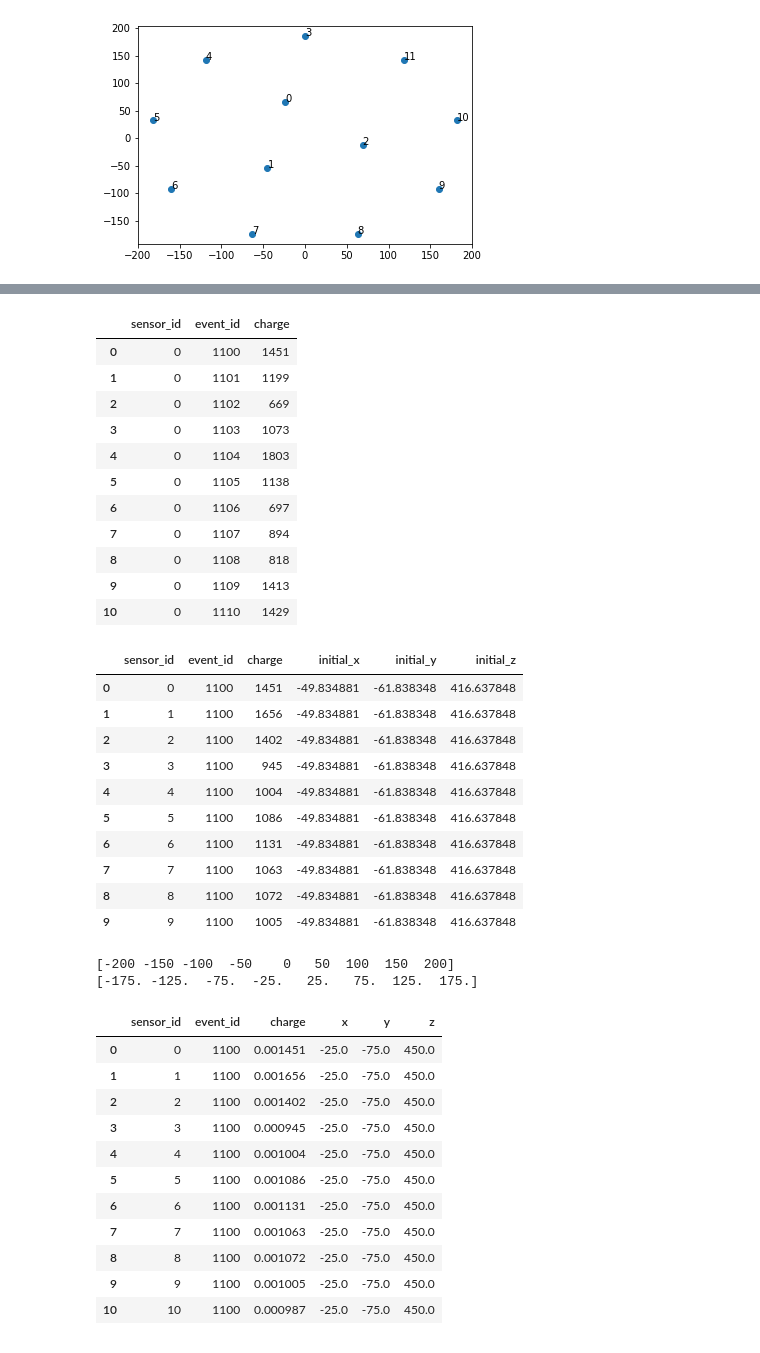
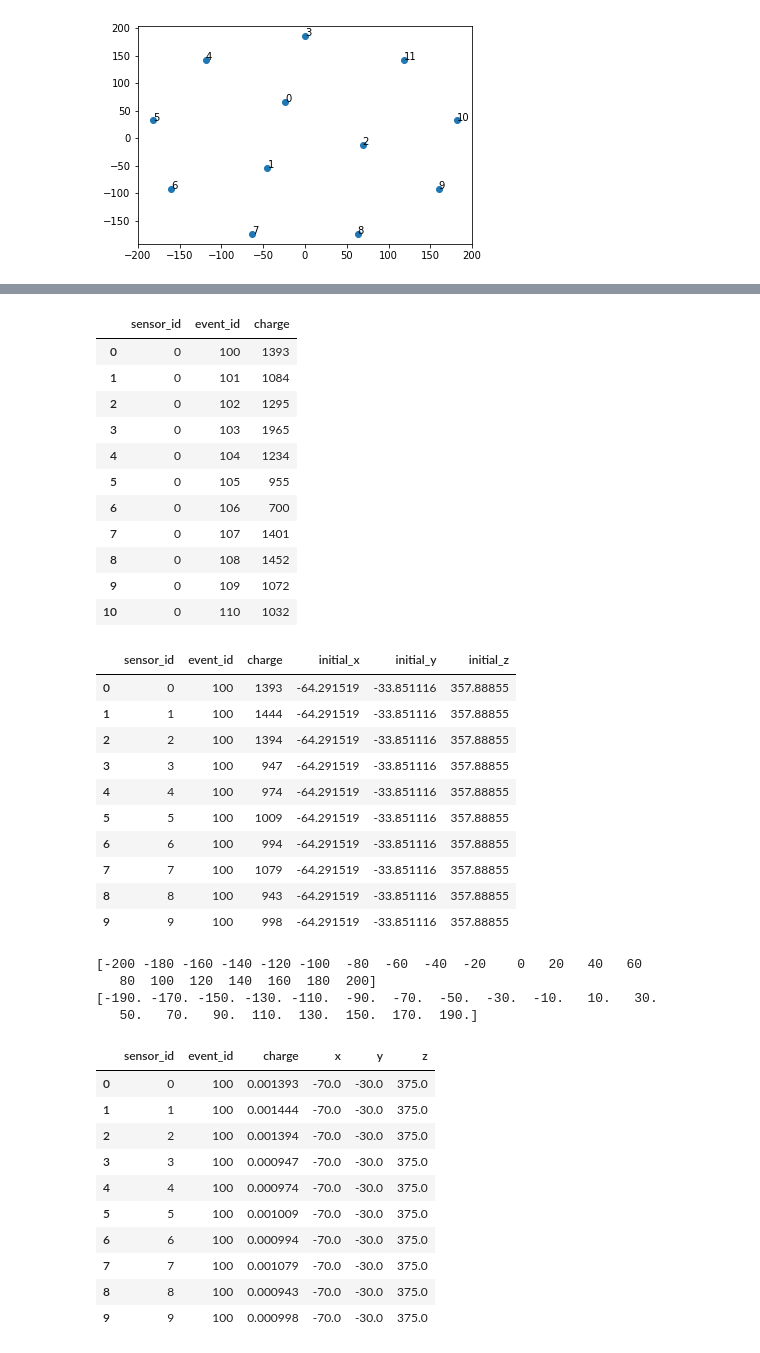
Before and after one commit to kvjmistry/LightTableGen, a Jupyter notebook: notebooks/lt_creator.ipynb, the cells around one changed output, grey strips where cells are left out. Saved outputs shown, nothing was run; the diff lists cells and outputs as text; code cells hidden in the pictures.

```diff
--- a/notebooks/lt_creator.ipynb
+++ b/notebooks/lt_creator.ipynb
@@ -13,7 +13,7 @@ from invisible_cities.io.dst_io import load_dst
 from invisible_cities.io.dst_io import df_writer
 # %%
 # Load in the files
-lt_dir = os.path.expandvars("../files/S1/")
+lt_dir = os.path.expandvars("../files/S1_temp/")
 # lt_dir = os.path.expandvars("../config/")
 lt_filenames = glob.glob(os.path.join(lt_dir, "*.h5"))
 lt_filenames = sorted(lt_filenames)
@@ -68,42 +81,42 @@ pmt_response = pmt_response.groupby(["sensor_id", "event_id"])["charge"].sum().t
 display(pmt_response.head(11))
 # %% [output]
 |  | sensor_id | event_id | charge |
-| 0 | 0 | 1100 | 1451 |
-| 1 | 0 | 1101 | 1199 |
-| 2 | 0 | 1102 | 669 |
-| 3 | 0 | 1103 | 1073 |
-| 4 | 0 | 1104 | 1803 |
-| 5 | 0 | 1105 | 1138 |
-| 6 | 0 | 1106 | 697 |
-| 7 | 0 | 1107 | 894 |
-| 8 | 0 | 1108 | 818 |
-| 9 | 0 | 1109 | 1413 |
-| 10 | 0 | 1110 | 1429 |
+| 0 | 0 | 100 | 1393 |
+| 1 | 0 | 101 | 1084 |
+| 2 | 0 | 102 | 1295 |
+| 3 | 0 | 103 | 1965 |
+| 4 | 0 | 104 | 1234 |
+| 5 | 0 | 105 | 955 |
+| 6 | 0 | 106 | 700 |
+| 7 | 0 | 107 | 1401 |
+| 8 | 0 | 108 | 1452 |
+| 9 | 0 | 109 | 1072 |
+| 10 | 0 | 110 | 1032 |
 # %%
 # Merge the dataframes to add the x, y, z positions
 pmt_response = pmt_response.merge(parts, on="event_id", how = 'inner')
 display(pmt_response.head(10))
 # %% [output]
 |  | sensor_id | event_id | charge | initial_x | initial_y | initial_z |
-| 0 | 0 | 1100 | 1451 | -49.834881 | -61.838348 | 416.637848 |
-| 1 | 1 | 1100 | 1656 | -49.834881 | -61.838348 | 416.637848 |
-| 2 | 2 | 1100 | 1402 | -49.834881 | -61.838348 | 416.637848 |
-| 3 | 3 | 1100 | 945 | -49.834881 | -61.838348 | 416.637848 |
-| 4 | 4 | 1100 | 1004 | -49.834881 | -61.838348 | 416.637848 |
-| 5 | 5 | 1100 | 1086 | -49.834881 | -61.838348 | 416.637848 |
-| 6 | 6 | 1100 | 1131 | -49.834881 | -61.838348 | 416.637848 |
-| 7 | 7 | 1100 | 1063 | -49.834881 | -61.838348 | 416.637848 |
-| 8 | 8 | 1100 | 1072 | -49.834881 | -61.838348 | 416.637848 |
-| 9 | 9 | 1100 | 1005 | -49.834881 | -61.838348 | 416.637848 |
+| 0 | 0 | 100 | 1393 | -64.291519 | -33.851116 | 357.88855 |
+| 1 | 1 | 100 | 1444 | -64.291519 | -33.851116 | 357.88855 |
+| 2 | 2 | 100 | 1394 | -64.291519 | -33.851116 | 357.88855 |
+| 3 | 3 | 100 | 947 | -64.291519 | -33.851116 | 357.88855 |
+| 4 | 4 | 100 | 974 | -64.291519 | -33.851116 | 357.88855 |
+| 5 | 5 | 100 | 1009 | -64.291519 | -33.851116 | 357.88855 |
+| 6 | 6 | 100 | 994 | -64.291519 | -33.851116 | 357.88855 |
+| 7 | 7 | 100 | 1079 | -64.291519 | -33.851116 | 357.88855 |
+| 8 | 8 | 100 | 943 | -64.291519 | -33.851116 | 357.88855 |
+| 9 | 9 | 100 | 998 | -64.291519 | -33.851116 | 357.88855 |
 # %%
 # Set the Binning
 xmin=-200
 xmax=200
-xbw=50
+xbw=20
 
 zmin=0
 zmax=700
-zbw=100
+zbw=50
 
 xbins = np.arange(xmin, xmax+xbw, xbw)
 ybins = xbins
@@ -116,8 +129,10 @@ zbins_centre = np.arange(zmin+zbw/2, zmax+zbw/2, zbw)
 print(xbins)
 print(xbins_centre)
 # %% [output]
-[-200 -150 -100  -50    0   50  100  150  200]
-[-175. -125.  -75.  -25.   25.   75.  125.  175.]
+[-200 -180 -160 -140 -120 -100  -80  -60  -40  -20    0   20   40   60
+   80  100  120  140  160  180  200]
+[-190. -170. -150. -130. -110.  -90.  -70.  -50.  -30.  -10.   10.   30.
+   50.   70.   90.  110.  130.  150.  170.  190.]
 # %%
 # Now bin the x, y, z positions
 pmt_response['x'] = pd.cut(x=pmt_response['initial_x'], bins=xbins,labels=xbins_centre, include_lowest=True)
@@ -129,22 +144,21 @@ pmt_response = pmt_response.drop(columns=['initial_x', 'initial_y', 'initial_z']
 # %%
 # Normalise the charge in each PMT by the total number of photons simulated
 pmt_response['charge'] = pmt_response['charge']/nphotons
 
 LT = pmt_response
 
 # LT  = pd.pivot_table(pmt_response , values="charge", columns="sensor_id", index=["x", "y", "z"])
 
-display(LT.head(11))
+display(LT.head(10))
 # %% [output]
 |  | sensor_id | event_id | charge | x | y | z |
-| 0 | 0 | 1100 | 0.001451 | -25.0 | -75.0 | 450.0 |
-| 1 | 1 | 1100 | 0.001656 | -25.0 | -75.0 | 450.0 |
-| 2 | 2 | 1100 | 0.001402 | -25.0 | -75.0 | 450.0 |
-| 3 | 3 | 1100 | 0.000945 | -25.0 | -75.0 | 450.0 |
-| 4 | 4 | 1100 | 0.001004 | -25.0 | -75.0 | 450.0 |
-| 5 | 5 | 1100 | 0.001086 | -25.0 | -75.0 | 450.0 |
-| 6 | 6 | 1100 | 0.001131 | -25.0 | -75.0 | 450.0 |
-| 7 | 7 | 1100 | 0.001063 | -25.0 | -75.0 | 450.0 |
-| 8 | 8 | 1100 | 0.001072 | -25.0 | -75.0 | 450.0 |
-| 9 | 9 | 1100 | 0.001005 | -25.0 | -75.0 | 450.0 |
-| 10 | 10 | 1100 | 0.000987 | -25.0 | -75.0 | 450.0 |
+| 0 | 0 | 100 | 0.001393 | -70.0 | -30.0 | 375.0 |
+| 1 | 1 | 100 | 0.001444 | -70.0 | -30.0 | 375.0 |
+| 2 | 2 | 100 | 0.001394 | -70.0 | -30.0 | 375.0 |
+| 3 | 3 | 100 | 0.000947 | -70.0 | -30.0 | 375.0 |
+| 4 | 4 | 100 | 0.000974 | -70.0 | -30.0 | 375.0 |
+| 5 | 5 | 100 | 0.001009 | -70.0 | -30.0 | 375.0 |
+| 6 | 6 | 100 | 0.000994 | -70.0 | -30.0 | 375.0 |
+| 7 | 7 | 100 | 0.001079 | -70.0 | -30.0 | 375.0 |
+| 8 | 8 | 100 | 0.000943 | -70.0 | -30.0 | 375.0 |
+| 9 | 9 | 100 | 0.000998 | -70.0 | -30.0 | 375.0 |
```
Also changed, not shown: parts of 15 cells of this notebook.
